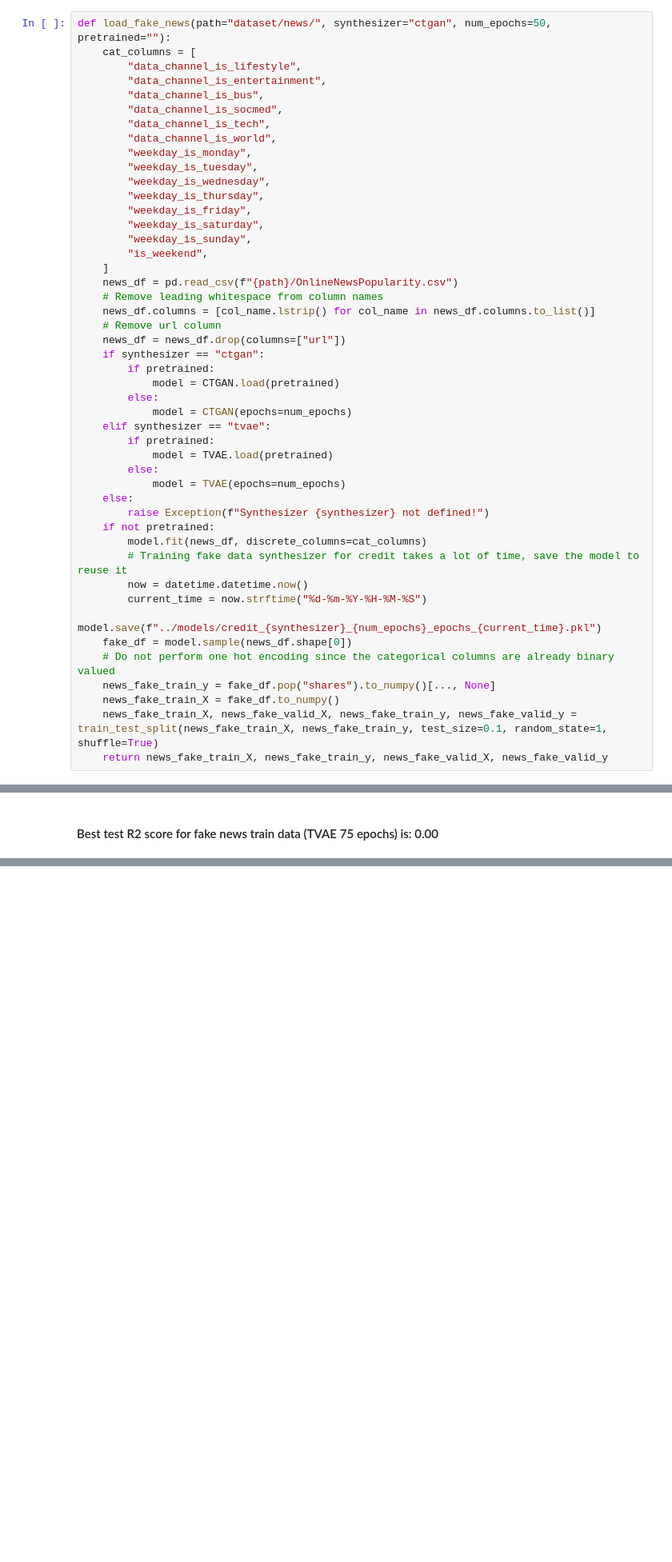
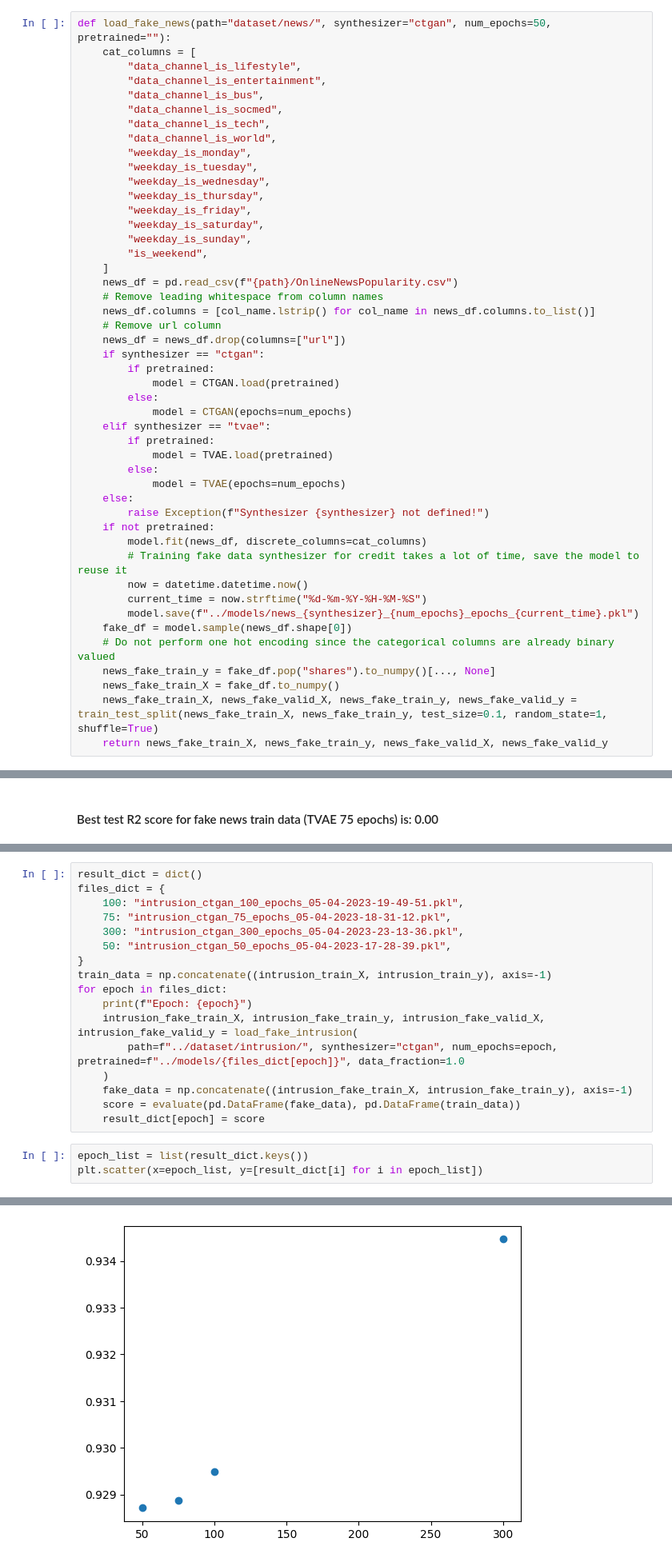
Before and after one commit to edithal-14/csc2516_2023_project, a Jupyter notebook: code/benchmark.ipynb, the cells around one changed output, grey strips where cells are left out. Shown: that part at 80% size. Drawn from its saved outputs; the diff is of its cells as text; blank space fills up the shorter version.

Commit message:
complete all fake data loaders

```diff
--- a/code/benchmark.ipynb
+++ b/code/benchmark.ipynb
@@ -476,7 +476,7 @@ def load_fake_news(path="dataset/news/", synthesizer="ctgan", num_epochs=50, pre
         # Training fake data synthesizer for credit takes a lot of time, save the model to reuse it
         now = datetime.datetime.now()
         current_time = now.strftime("%d-%m-%Y-%H-%M-%S")
-        model.save(f"../models/credit_{synthesizer}_{num_epochs}_epochs_{current_time}.pkl")
+        model.save(f"../models/news_{synthesizer}_{num_epochs}_epochs_{current_time}.pkl")
     fake_df = model.sample(news_df.shape[0])
     # Do not perform one hot encoding since the categorical columns are already binary valued
     news_fake_train_y = fake_df.pop("shares").to_numpy()[..., None]
@@ -1254,0 +1519,21 @@ print(f"Test score: {test_score}")
+# %%
+result_dict = dict()
+files_dict = {
+    100: "intrusion_ctgan_100_epochs_05-04-2023-19-49-51.pkl",
+    75: "intrusion_ctgan_75_epochs_05-04-2023-18-31-12.pkl",
+    300: "intrusion_ctgan_300_epochs_05-04-2023-23-13-36.pkl",
+    50: "intrusion_ctgan_50_epochs_05-04-2023-17-28-39.pkl",
+}
+train_data = np.concatenate((intrusion_train_X, intrusion_train_y), axis=-1)
+for epoch in files_dict:
+    print(f"Epoch: {epoch}")
+    intrusion_fake_train_X, intrusion_fake_train_y, intrusion_fake_valid_X, intrusion_fake_valid_y = load_fake_intrusion(
+        path=f"../dataset/intrusion/", synthesizer="ctgan", num_epochs=epoch, pretrained=f"../models/{files_dict[epoch]}", data_fraction=1.0
+    )
+    fake_data = np.concatenate((intrusion_fake_train_X, intrusion_fake_train_y), axis=-1)
+    score = evaluate(pd.DataFrame(fake_data), pd.DataFrame(train_data))
+    result_dict[epoch] = score
+# %%
+epoch_list = list(result_dict.keys())
+plt.scatter(x=epoch_list, y=[result_dict[i] for i in epoch_list])
+# %% [output]
@@ -1254,0 +1541 @@ print(f"Test score: {test_score}")
+[figure, added]
```
Also changed, not shown: parts of 29 cells of this notebook.
